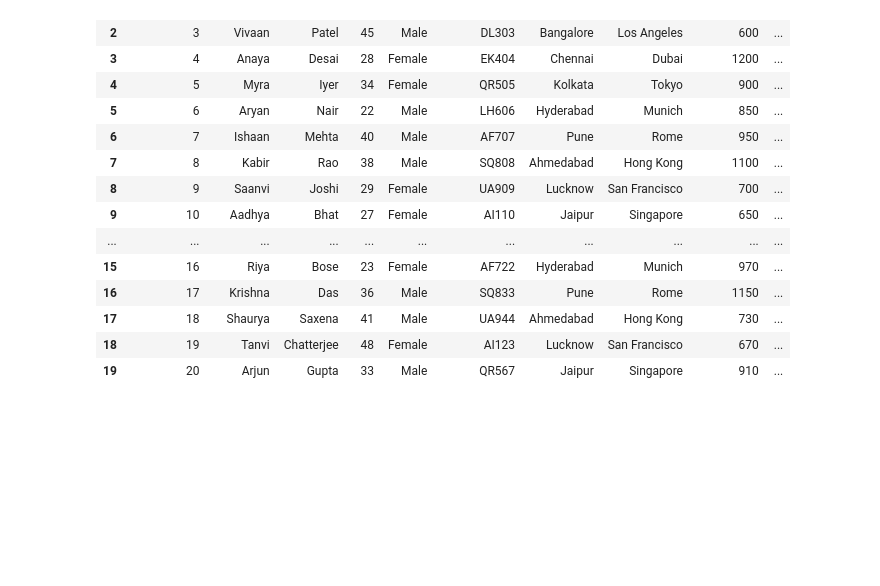
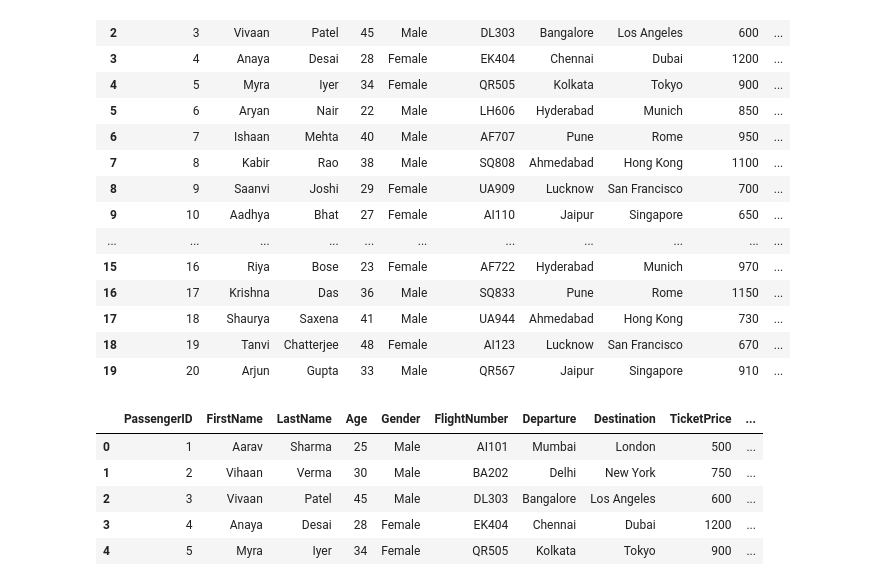
Before and after one commit to vaishnaviPatil1111/Python, a Jupyter notebook: Python_Pandas.ipynb, the cells around one changed output. Cells and saved outputs as stored; diff of their text form; code cells hidden in the pictures; blank space fills up the shorter version.

```diff
--- a/Python_Pandas.ipynb
+++ b/Python_Pandas.ipynb
@@ -346,5 +346,13 @@ df2
 | 19 | 20 | Arjun | Gupta | 33 | Male | QR567 | Jaipur | Singapore | 910 | ... |
 # %%
 #2.	Display the first 5 rows of the DataFrame.
+df2.head(5)
+# %% [output]
+|  | PassengerID | FirstName | LastName | Age | Gender | FlightNumber | Departure | Destination | TicketPrice | ... |
+| 0 | 1 | Aarav | Sharma | 25 | Male | AI101 | Mumbai | London | 500 | ... |
+| 1 | 2 | Vihaan | Verma | 30 | Male | BA202 | Delhi | New York | 750 | ... |
+| 2 | 3 | Vivaan | Patel | 45 | Male | DL303 | Bangalore | Los Angeles | 600 | ... |
+| 3 | 4 | Anaya | Desai | 28 | Female | EK404 | Chennai | Dubai | 1200 | ... |
+| 4 | 5 | Myra | Iyer | 34 | Female | QR505 | Kolkata | Tokyo | 900 | ... |
 # %%
 #3.	Display the last 5 rows of the DataFrame.
```
Also changed, not shown: parts of 7 cells of this notebook.
